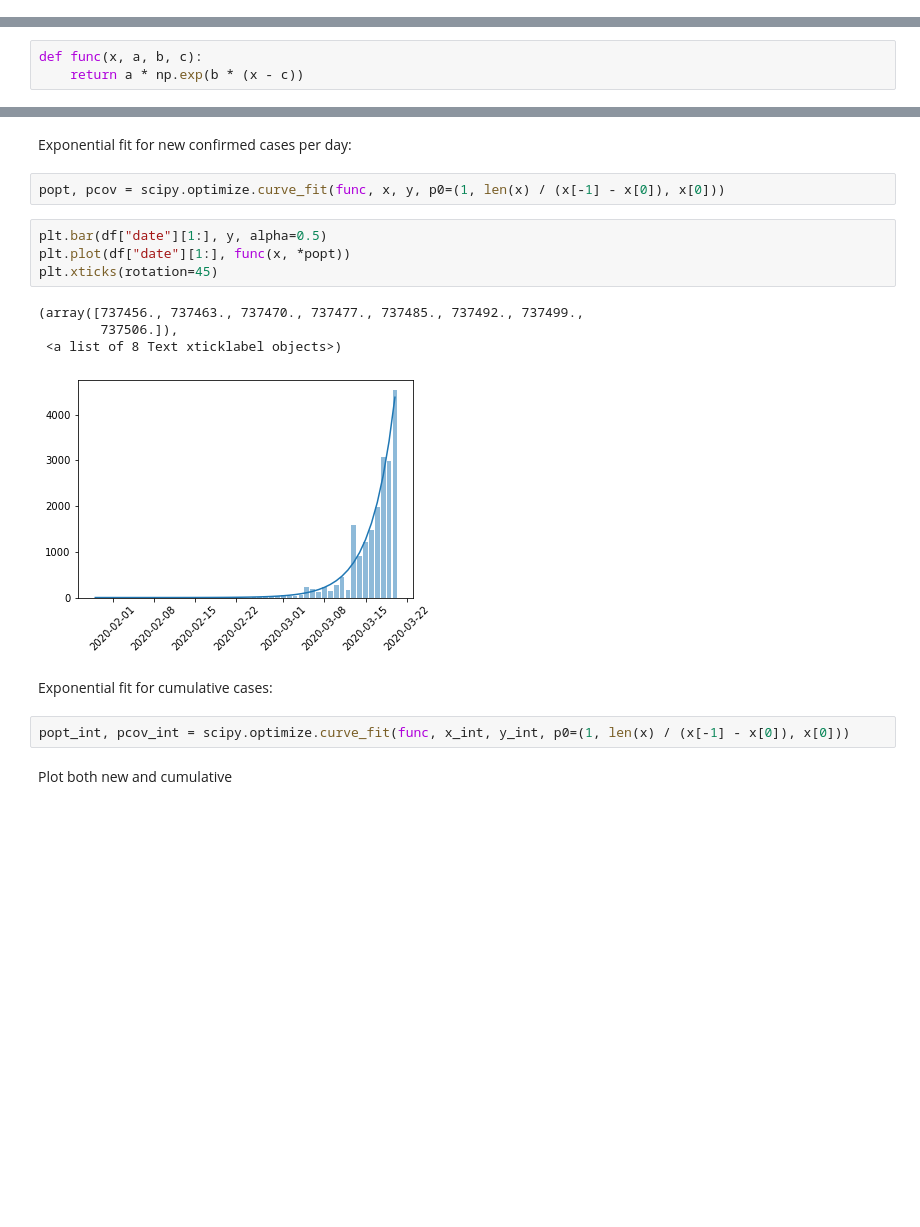
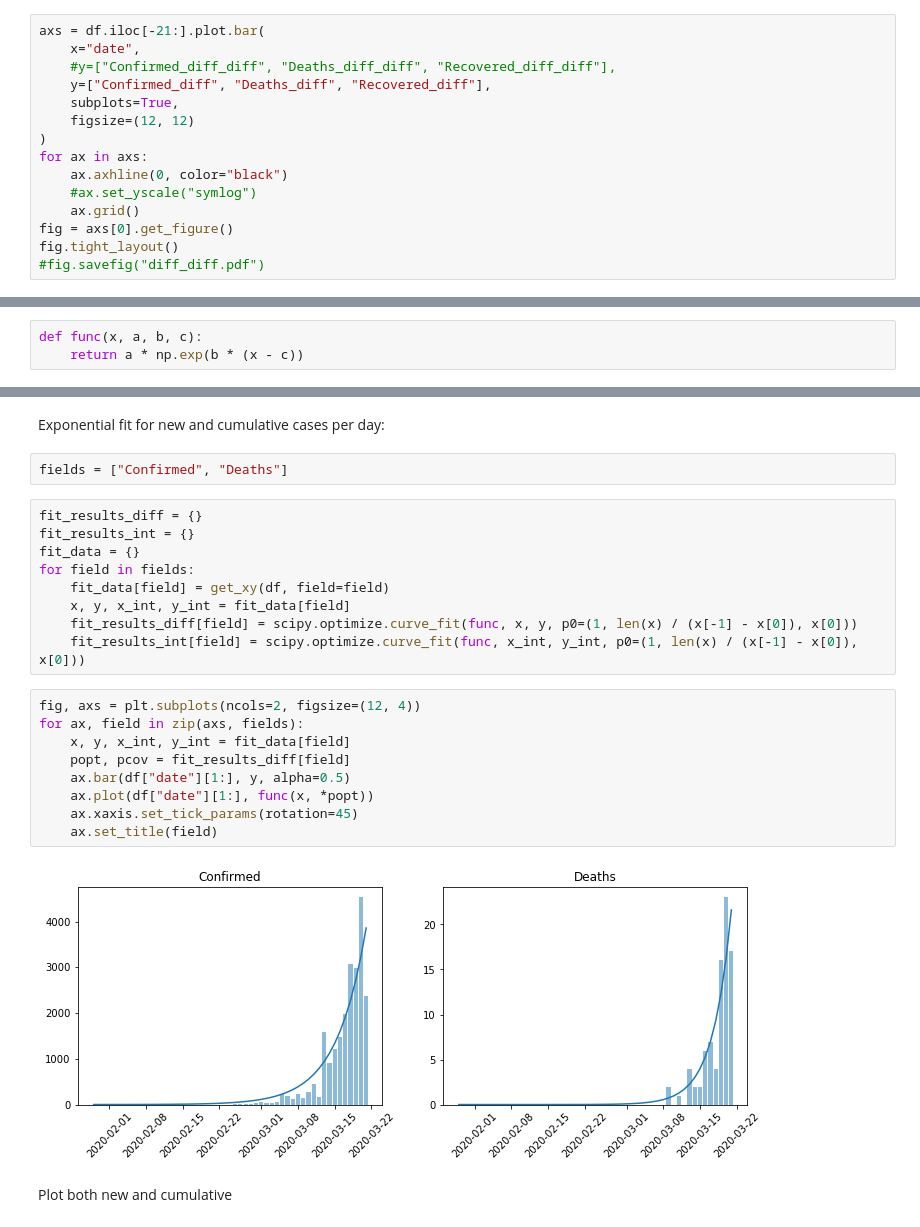
Before and after one commit to nikoladze/COVID-19, a Jupyter notebook: plot.ipynb, the cells around one changed output, grey strips where cells are left out. Drawn from its saved outputs; the diff is of its cells as text; blank space fills up the shorter version.

Commit message:
more plots

```diff
--- a/plot.ipynb
+++ b/plot.ipynb
@@ -57,0 +67,15 @@ ax.set_yscale("log")
+# %%
+axs = df.iloc[-21:].plot.bar(
+    x="date",
+    #y=["Confirmed_diff_diff", "Deaths_diff_diff", "Recovered_diff_diff"],
+    y=["Confirmed_diff", "Deaths_diff", "Recovered_diff"],
+    subplots=True,
+    figsize=(12, 12)
+)
+for ax in axs:
+    ax.axhline(0, color="black")
+    #ax.set_yscale("symlog")
+    ax.grid()
+fig = axs[0].get_figure()
+fig.tight_layout()
+#fig.savefig("diff_diff.pdf")
@@ -75,20 +101,27 @@ y_int = np.nan_to_num(y_int)
 # %% [markdown]
-Exponential fit for new confirmed cases per day:
+Exponential fit for new and cumulative cases per day:
-# %%
-popt, pcov = scipy.optimize.curve_fit(func, x, y, p0=(1, len(x) / (x[-1] - x[0]), x[0]))
+# %%
+fields = ["Confirmed", "Deaths"]
+# %%
+fit_results_diff = {}
+fit_results_int = {}
+fit_data = {}
+for field in fields:
+    fit_data[field] = get_xy(df, field=field)
+    x, y, x_int, y_int = fit_data[field]
+    fit_results_diff[field] = scipy.optimize.curve_fit(func, x, y, p0=(1, len(x) / (x[-1] - x[0]), x[0]))
+    fit_results_int[field] = scipy.optimize.curve_fit(func, x_int, y_int, p0=(1, len(x) / (x[-1] - x[0]), x[0]))
 # %%
-plt.bar(df["date"][1:], y, alpha=0.5)
-plt.plot(df["date"][1:], func(x, *popt))
-plt.xticks(rotation=45)
+fig, axs = plt.subplots(ncols=2, figsize=(12, 4))
+for ax, field in zip(axs, fields):
+    x, y, x_int, y_int = fit_data[field]
+    popt, pcov = fit_results_diff[field]
+    ax.bar(df["date"][1:], y, alpha=0.5)
+    ax.plot(df["date"][1:], func(x, *popt))
+    ax.xaxis.set_tick_params(rotation=45)
+    ax.set_title(field)
 # %% [output]
-(array([737456., 737463., 737470., 737477., 737485., 737492., 737499.,
-        737506.]),
- <a list of 8 Text xticklabel objects>)
-[figure, old version]
+[figure, new version]
-# %% [markdown]
-Exponential fit for cumulative cases:
-# %%
-popt_int, pcov_int = scipy.optimize.curve_fit(func, x_int, y_int, p0=(1, len(x) / (x[-1] - x[0]), x[0]))
 # %% [markdown]
 Plot both new and cumulative
 # %%
```
Also changed, not shown: parts of 17 cells of this notebook.
